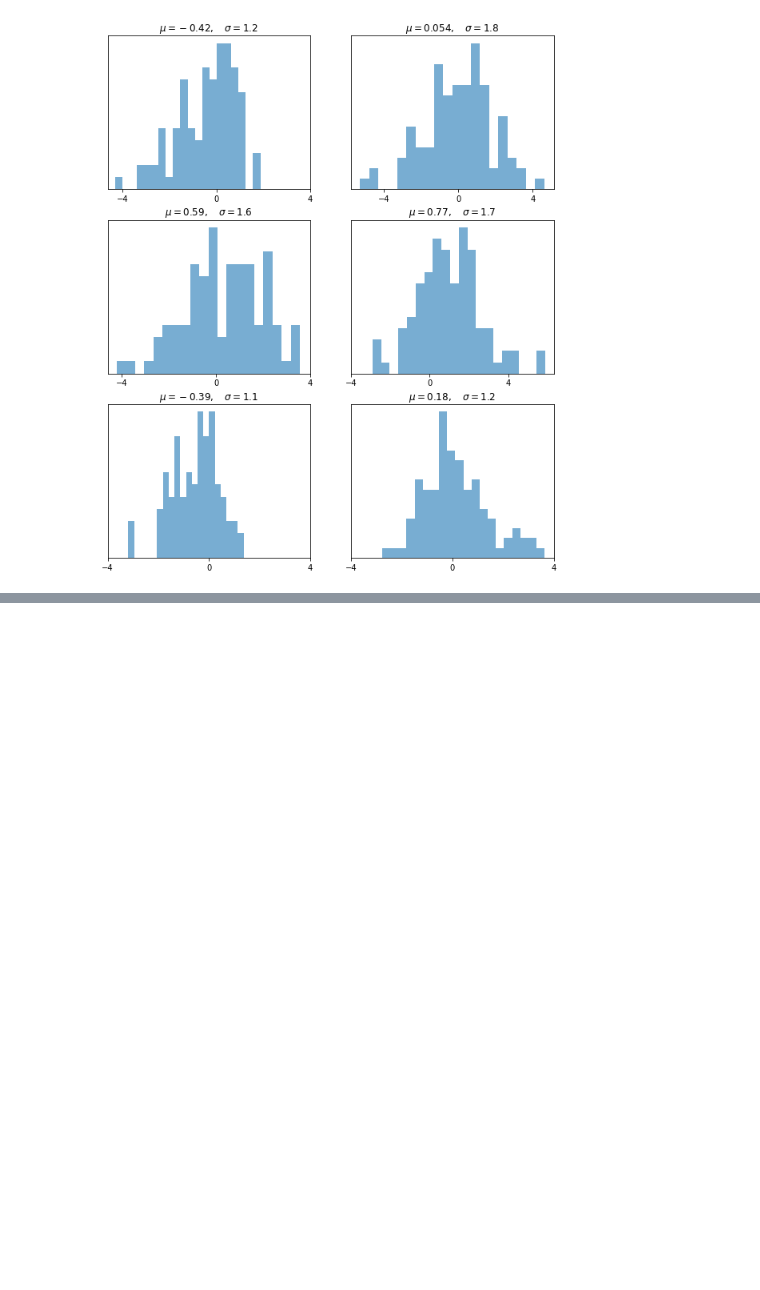
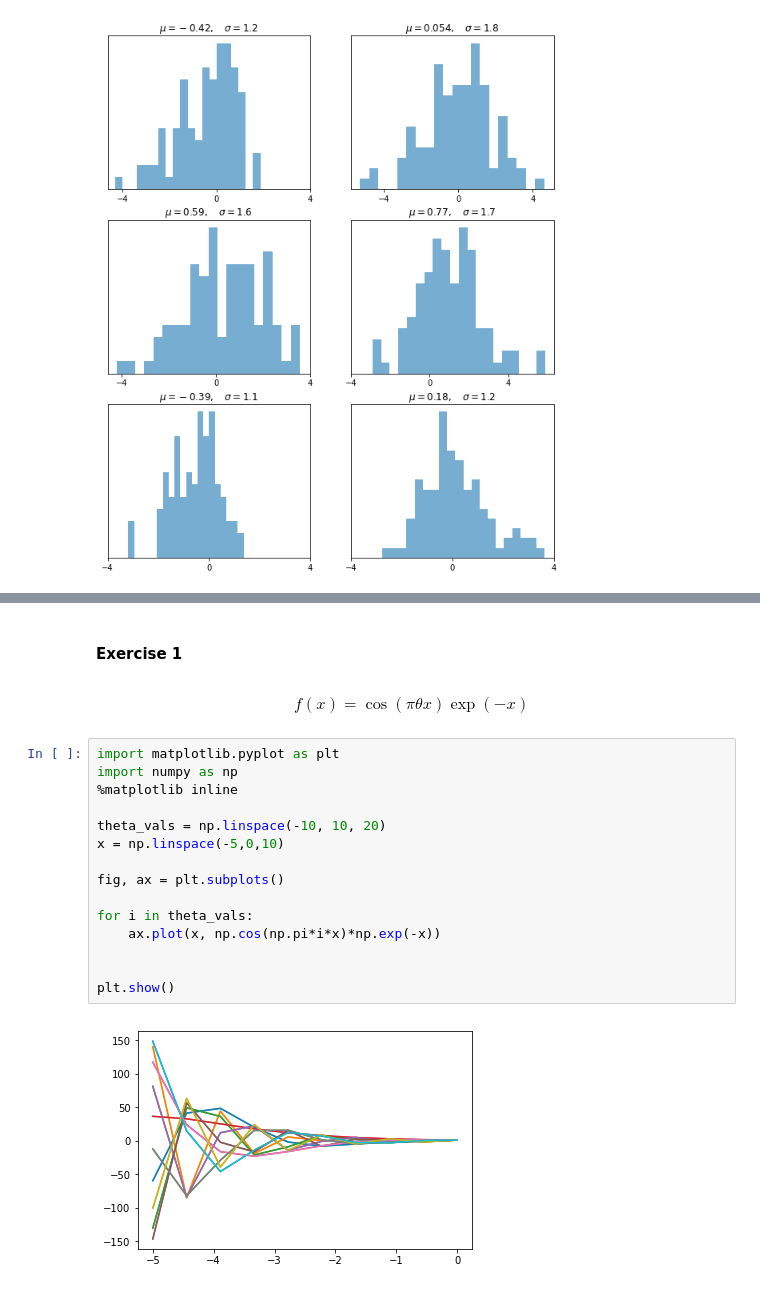
Before and after one commit to sjvasconcello/quantecon, a Jupyter notebook: scientificLibraries/Learn Matplotlib.ipynb, the cells around one changed output, grey strips where cells are left out. Saved outputs shown, nothing was run; the diff lists cells and outputs as text; blank space fills up the shorter version.

```diff
--- a/scientificLibraries/Learn Matplotlib.ipynb
+++ b/scientificLibraries/Learn Matplotlib.ipynb
@@ -119,0 +149,21 @@ plt.show()
+# %% [markdown]
+#### Exercise 1
+# %% [markdown]
+$$f(x) = \cos(\pi\theta x)\exp(-x)$$
+# %%
+import matplotlib.pyplot as plt
+import numpy as np
+%matplotlib inline
+
+theta_vals = np.linspace(-10, 10, 20)
+x = np.linspace(-5,0,10)
+
+fig, ax = plt.subplots()
+
+for i in theta_vals:
+    ax.plot(x, np.cos(np.pi*i*x)*np.exp(-x))
+
+
+plt.show()
+# %% [output]
+[figure, added]
```
Also changed, not shown: parts of 3 cells of this notebook, 1 other file.
